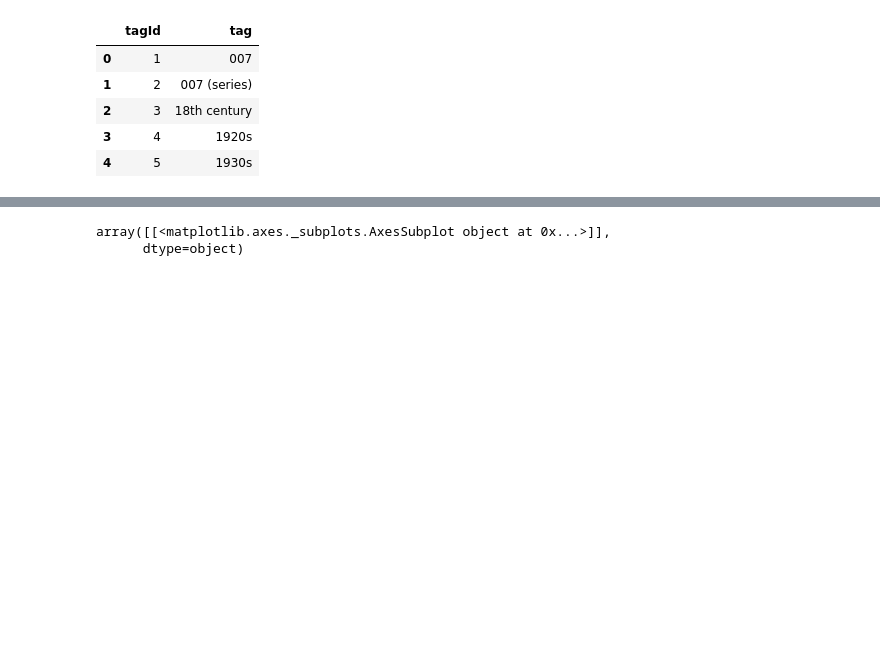
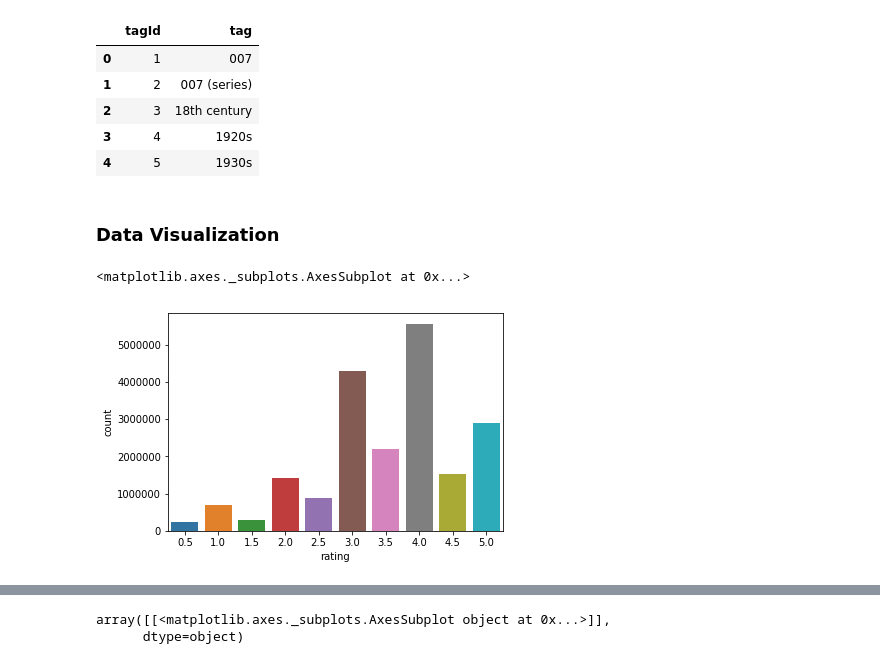
Before and after one commit to shreayan98c/Demo-Recommender-System, a Jupyter notebook: Recommender System.ipynb, the cells around one changed output, grey strips where cells are left out. Cells and saved outputs as stored; diff of their text form; code cells hidden in the pictures; blank space fills up the shorter version.

Commit message:
Added the pivot model and a few data visualizations

```diff
--- a/Recommender System.ipynb
+++ b/Recommender System.ipynb
@@ -103,3 +133,10 @@ gnometags.head()
 | 2 | 3 | 18th century |
 | 3 | 4 | 1920s |
 | 4 | 5 | 1930s |
+# %% [markdown]
+### Data Visualization
+# %%
+sns.countplot(x=ratings.rating, data=ratings)
+# %% [output]
+<matplotlib.axes._subplots.AxesSubplot at 0x...>
+[figure, added]
```
Also changed, not shown: parts of 38 cells of this notebook, 1 other file.
